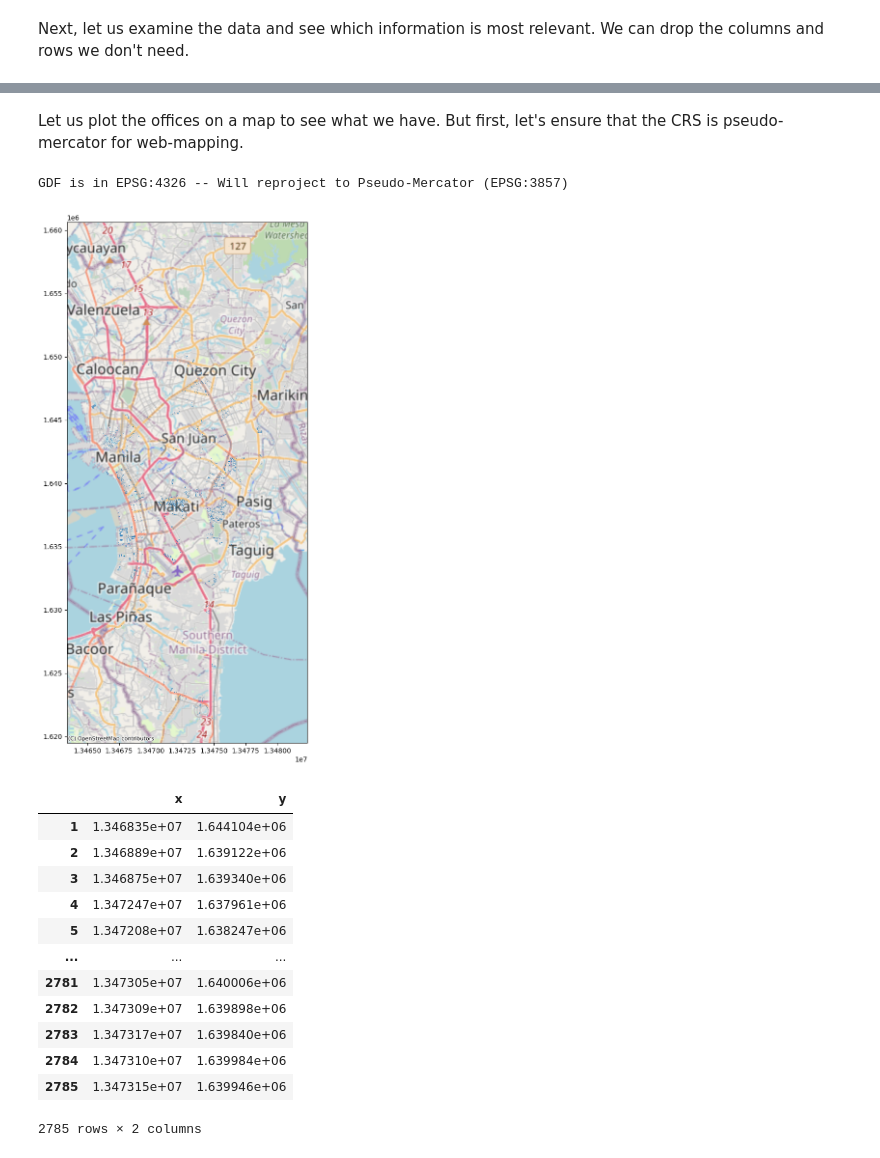
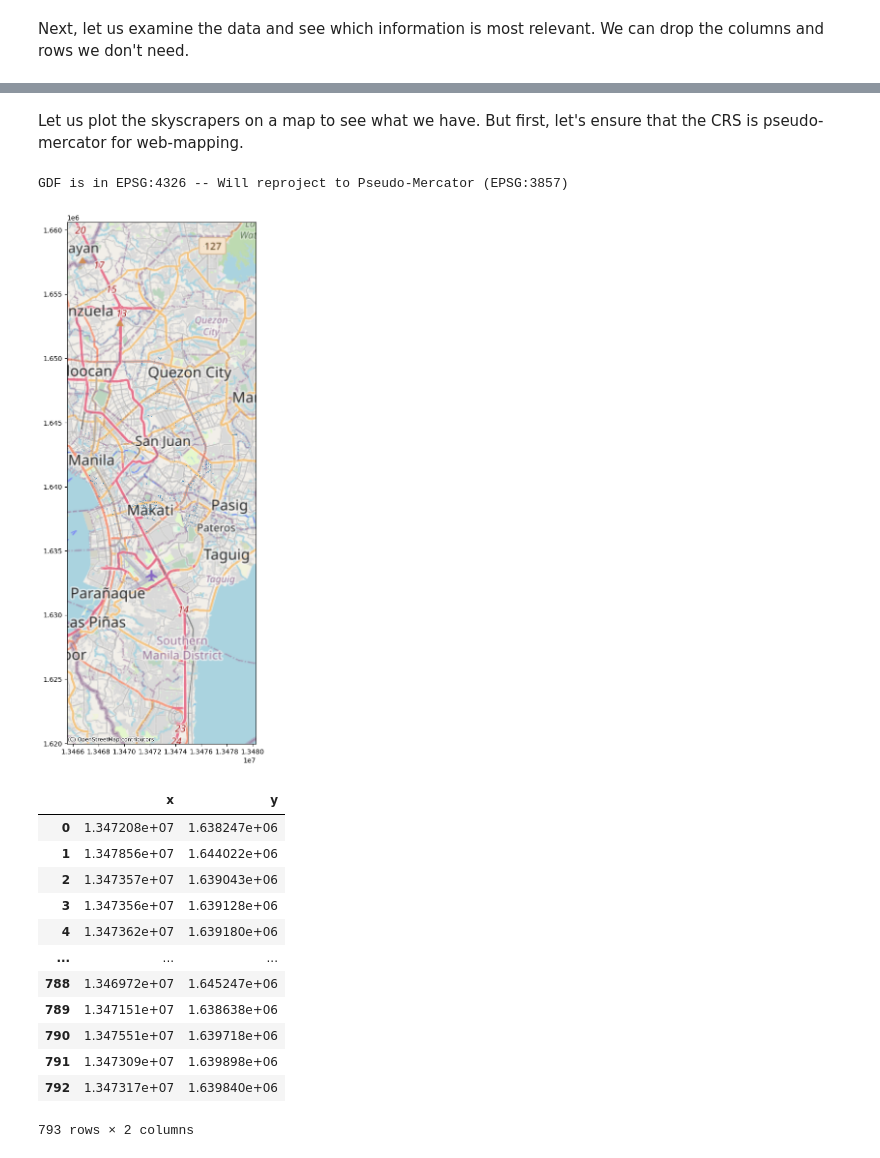
Before and after one commit to Automating-GIS-processes-II-2023/final-assignment-jeromemaiquez, a Jupyter notebook: final_exercise.ipynb, the cells around one changed output, grey strips where cells are left out. Cells and saved outputs as stored; diff of their text form; code cells hidden in the pictures.

Commit message:
Tested for other cities, tweaked building level range

```diff
--- a/final_exercise.ipynb
+++ b/final_exercise.ipynb
@@ -55,9 +61,9 @@ PLACE_NAME = ("Metro Manila, Philippines")
 # %%
-# Extract all offices in Metro Manila
-offices = ox.features_from_place(
+# Extract all skyscrapers in Metro Manila
+skyscrapers = ox.features_from_place(
     PLACE_NAME,
     {
-        "building:levels": [str(i) for i in range(10,100)]
+        "building:levels": [str(i) for i in range(30,100)]
     },
     which_result=None
 )
@@ -109,6 +117,6 @@ array(['node', 'way', 'relation'], dtype=object)
 # %%
 from urban_indicators_scripts import filter_elem_type
 
-offices = filter_elem_type(offices, ["way", "relation"])
-offices.head()
+skyscrapers = filter_elem_type(skyscrapers, ["way", "relation"])
+skyscrapers.head()
 # %% [output]
@@ -125,5 +133,5 @@ from urban_indicators_scripts import drop_nan_cols
 
 # Apply imported function
 # Parameters: gdf, max % of rows that are NaNs
-offices = drop_nan_cols(offices, 0.75)
+skyscrapers = drop_nan_cols(skyscrapers, 0.75)
 # %%
@@ -158,40 +164,40 @@ offices.head()
 # %% [markdown]
-Let us plot the offices on a map to see what we have. But first, let's ensure that the CRS is pseudo-mercator for web-mapping.
+Let us plot the skyscrapers on a map to see what we have. But first, let's ensure that the CRS is pseudo-mercator for web-mapping.
 # %%
-epsg = offices.crs.to_epsg()
+epsg = skyscrapers.crs.to_epsg()
 
 if epsg != 3857:
     print(f"GDF is in EPSG:{epsg} -- Will reproject to Pseudo-Mercator (EPSG:3857)")
-    offices.to_crs("EPSG:3857", inplace=True)
+    skyscrapers.to_crs("EPSG:3857", inplace=True)
 # %% [output]
 GDF is in EPSG:4326 -- Will reproject to Pseudo-Mercator (EPSG:3857)
 # %%
-ax = offices.plot(
+ax = skyscrapers.plot(
     figsize=(8,14),
     legend=True
 )
 cx.add_basemap(ax, source=cx.providers.OpenStreetMap.Mapnik)
 # %% [output]
-[figure, old version]
+[figure, new version]
 # %%
 # Get centroids
-offices["centroid"] = offices.centroid
+skyscrapers["centroid"] = skyscrapers.centroid
 
 # Get coordinates of office points
-coords = offices["centroid"].get_coordinates()
+coords = skyscrapers["centroid"].get_coordinates()
 coords
 # %% [output]
 |  | x | y |
-| 1 | 1.346835e+07 | 1.644104e+06 |
-| 2 | 1.346889e+07 | 1.639122e+06 |
-| 3 | 1.346875e+07 | 1.639340e+06 |
-| 4 | 1.347247e+07 | 1.637961e+06 |
-| 5 | 1.347208e+07 | 1.638247e+06 |
+| 0 | 1.347208e+07 | 1.638247e+06 |
+| 1 | 1.347856e+07 | 1.644022e+06 |
+| 2 | 1.347357e+07 | 1.639043e+06 |
+| 3 | 1.347356e+07 | 1.639128e+06 |
+| 4 | 1.347362e+07 | 1.639180e+06 |
 | ... | ... | ... |
-| 2781 | 1.347305e+07 | 1.640006e+06 |
-| 2782 | 1.347309e+07 | 1.639898e+06 |
-| 2783 | 1.347317e+07 | 1.639840e+06 |
-| 2784 | 1.347310e+07 | 1.639984e+06 |
-| 2785 | 1.347315e+07 | 1.639946e+06 |
+| 788 | 1.346972e+07 | 1.645247e+06 |
+| 789 | 1.347151e+07 | 1.638638e+06 |
+| 790 | 1.347551e+07 | 1.639718e+06 |
+| 791 | 1.347309e+07 | 1.639898e+06 |
+| 792 | 1.347317e+07 | 1.639840e+06 |
-2785 rows × 2 columns
+793 rows × 2 columns
 # %%
```
Also changed, not shown: parts of 16 cells of this notebook, 2 other files.
